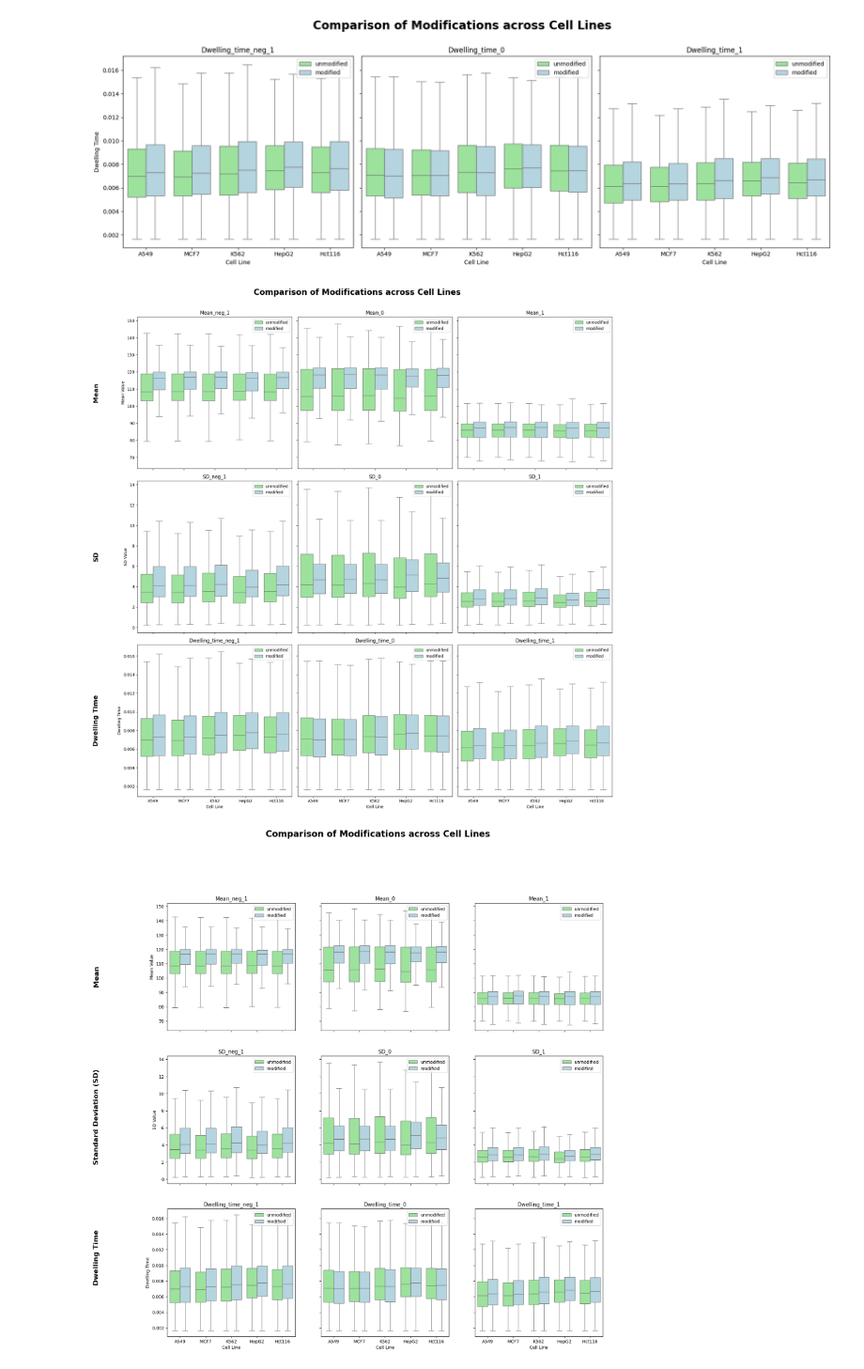
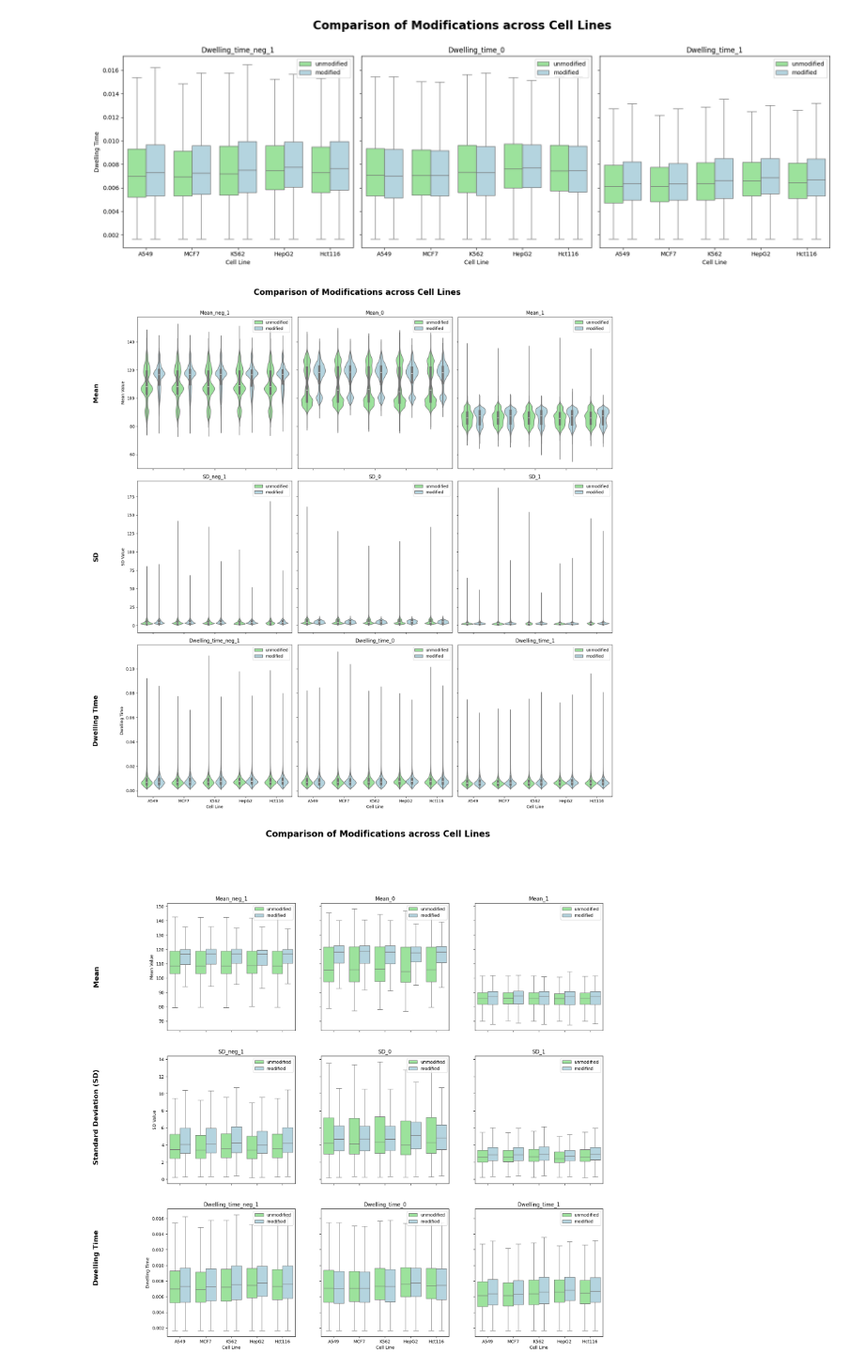
Before and after one commit to louisetxz/m6a-detection-project, a Jupyter notebook: task2.ipynb, the cells around one changed output. Shown at 94% size. Saved outputs shown, nothing was run; the diff lists cells and outputs as text; code cells hidden in the pictures.

Commit message:
update plots

```diff
--- a/task2.ipynb
+++ b/task2.ipynb
@@ -289,3 +289,32 @@ plt.tight_layout()
 plt.show()
 # %% [output]
 [figure]
+# %%
+# comparison across modified/unmodified for means across cell lines
+import pandas as pd
+import seaborn as sns
+import matplotlib.pyplot as plt
+
+# Create a figure with 1 row and 3 columns
+fig, axes = plt.subplots(1, 3, figsize=(18, 6), sharey=True)
+
+# List of columns to plot
+columns = ["mean_neg_1_mean", 'mean_0_mean', 'mean_1_mean']
+titles = ['Mean_neg_1',
+          'Mean_0',
+          'Mean_1']
+
+# Loop through each axis and column to create boxplots
+for ax, col, title in zip(axes, columns, titles):
+    sns.violinplot(x='source', y=col, hue='status', data=df, ax=ax, palette=['lightgreen', 'lightblue'])
+    ax.set_title(title)
+    ax.set_xlabel('Cell Line')
+    ax.set_ylabel('Mean Value')
+    ax.legend(loc='upper right')
+
+plt.suptitle('Comparison of Modifications across Cell Lines', fontsize=20, fontweight='bold', y=1.01)
+# Adjust layout
+plt.tight_layout()
+
+# Show the plot
+plt.show()
@@ -370,39 +401,39 @@ sd_titles = ['SD_neg_1', 'SD_0', 'SD_1']
 dwelling_time_columns = ['dwelling_time_neg_1_mean', 'dwelling_time_0_mean', 'dwelling_time_1_mean']
 dwelling_time_titles = ['Dwelling_time_neg_1', 'Dwelling_time_0', 'Dwelling_time_1']
 
 # Function to create boxplots
-def create_boxplot(ax, col, title, data, ylabel):
-    sns.boxplot(x='source', y=col, hue='status', data=data, ax=ax, palette=['lightgreen', 'lightblue'], showfliers=False)
+def create_violinplot(ax, col, title, data, ylabel):
+    sns.violinplot(x='source', y=col, hue='status', data=data, ax=ax, palette=['lightgreen', 'lightblue'])
     ax.set_title(title)
     ax.set_xlabel('Cell Line')
     ax.set_ylabel(ylabel)
     ax.legend(loc='upper right')
 
 # Loop through means
 for ax, col, title in zip(axes[0], mean_columns, mean_titles):
-    create_boxplot(ax, col, title, df, 'Mean Value')
+    create_violinplot(ax, col, title, df, 'Mean Value')
 
 # Loop through SDs
 for ax, col, title in zip(axes[1], sd_columns, sd_titles):
-    create_boxplot(ax, col, title, df, 'SD Value')
+    create_violinplot(ax, col, title, df, 'SD Value')
 
 # Loop through dwelling times
 for ax, col, title in zip(axes[2], dwelling_time_columns, dwelling_time_titles):
-    create_boxplot(ax, col, title, df, 'Dwelling Time')
+    create_violinplot(ax, col, title, df, 'Dwelling Time')
 
 for i, label in enumerate(['Mean', 'SD', 'Dwelling Time']):
     axes[i][0].text(-0.25, 0.5, label, fontsize=16, fontweight='bold', va='center', ha='right',rotation=90, transform=axes[i][0].transAxes)
 
 # Add a main title
 plt.suptitle('Comparison of Modifications across Cell Lines', fontsize=20, fontweight='bold', y=1.01)
 
 # Adjust layout
 plt.tight_layout()
 
 # Show the plot
 plt.show()
 # %% [output]
-[figure, old version]
+[figure, new version]
 # %%
 import pandas as pd
 import seaborn as sns
```
Also changed, not shown: parts of 3 cells of this notebook.
